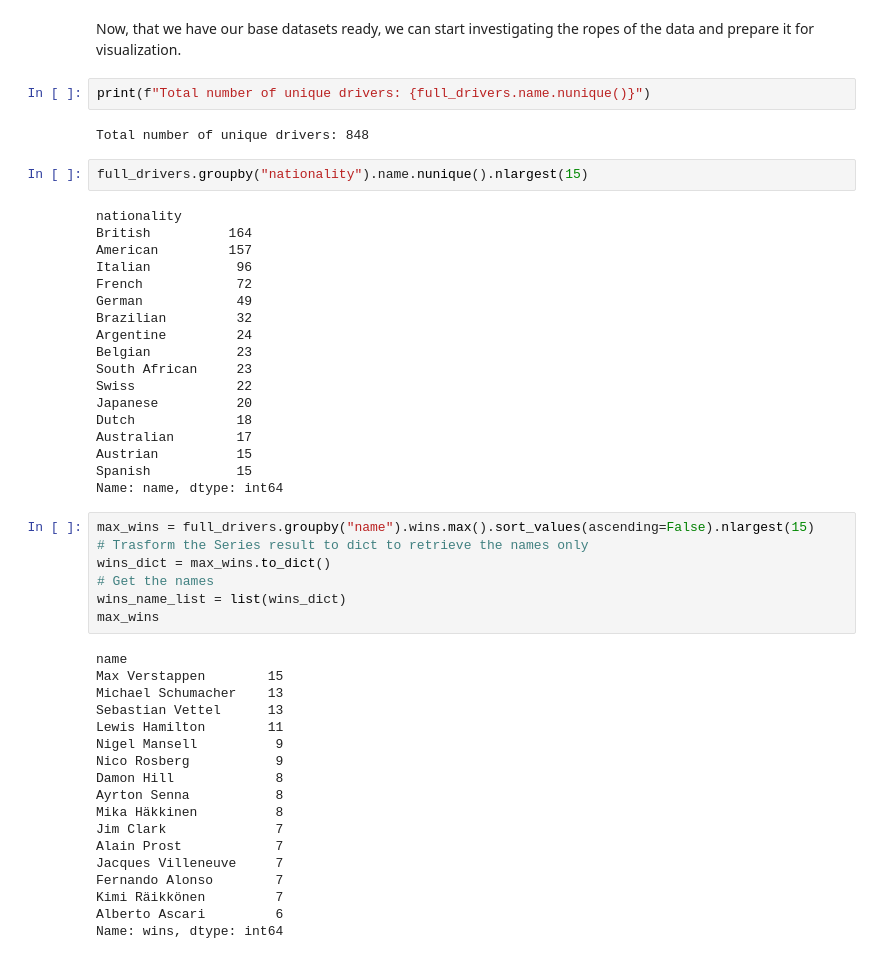
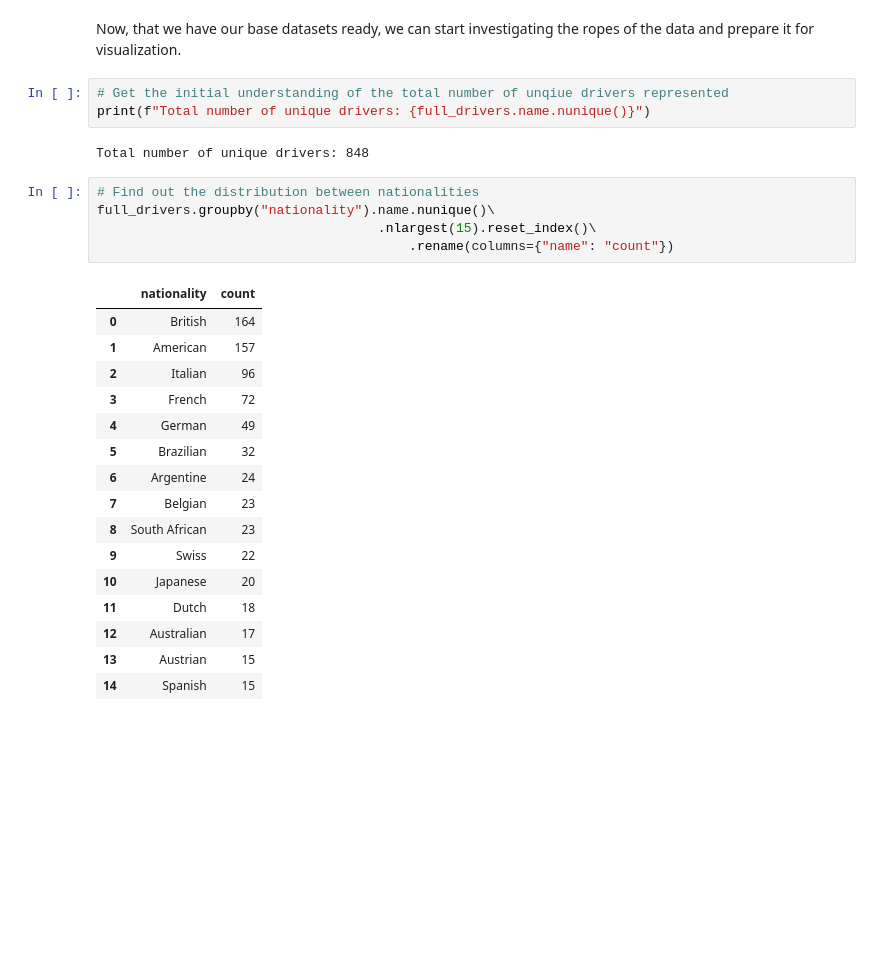
Before and after one commit to soyuz108/EDA-Formula-1-Drivers, a Jupyter notebook: drivers_analysis.ipynb, the cells around one changed output. Drawn from its saved outputs; the diff is of its cells as text; blank space fills up the shorter version.

```diff
--- a/drivers_analysis.ipynb
+++ b/drivers_analysis.ipynb
@@ -118,51 +120,29 @@ full_races
 # %% [markdown]
 Now, that we have our base datasets ready, we can start investigating the ropes of the data and prepare it for visualization.
 # %%
+# Get the initial understanding of the total number of unqiue drivers represented
 print(f"Total number of unique drivers: {full_drivers.name.nunique()}")
 # %% [output]
 Total number of unique drivers: 848
 # %%
-full_drivers.groupby("nationality").name.nunique().nlargest(15)
+# Find out the distribution between nationalities
+full_drivers.groupby("nationality").name.nunique()\
+                                    .nlargest(15).reset_index()\
+                                        .rename(columns={"name": "count"})
 # %% [output]
-nationality
-British          164
-American         157
-Italian           96
-French            72
-German            49
-Brazilian         32
-Argentine         24
-Belgian           23
-South African     23
-Swiss             22
-Japanese          20
-Dutch             18
-Australian        17
-Austrian          15
-Spanish           15
-Name: name, dtype: int64
+|  | nationality | count |
+| 0 | British | 164 |
+| 1 | American | 157 |
+| 2 | Italian | 96 |
+| 3 | French | 72 |
+| 4 | German | 49 |
+| 5 | Brazilian | 32 |
+| 6 | Argentine | 24 |
+| 7 | Belgian | 23 |
+| 8 | South African | 23 |
+| 9 | Swiss | 22 |
+| 10 | Japanese | 20 |
+| 11 | Dutch | 18 |
+| 12 | Australian | 17 |
+| 13 | Austrian | 15 |
+| 14 | Spanish | 15 |
-# %%
-max_wins = full_drivers.groupby("name").wins.max().sort_values(ascending=False).nlargest(15)
-# Trasform the Series result to dict to retrieve the names only
-wins_dict = max_wins.to_dict()
-# Get the names
-wins_name_list = list(wins_dict)
-max_wins
-# %% [output]
-name
-Max Verstappen        15
-Michael Schumacher    13
-Sebastian Vettel      13
-Lewis Hamilton        11
-Nigel Mansell          9
-Nico Rosberg           9
-Damon Hill             8
-Ayrton Senna           8
-Mika Häkkinen          8
-Jim Clark              7
-Alain Prost            7
-Jacques Villeneuve     7
-Fernando Alonso        7
-Kimi Räikkönen         7
-Alberto Ascari         6
-Name: wins, dtype: int64
```
Also changed, not shown: parts of 9 cells of this notebook.
